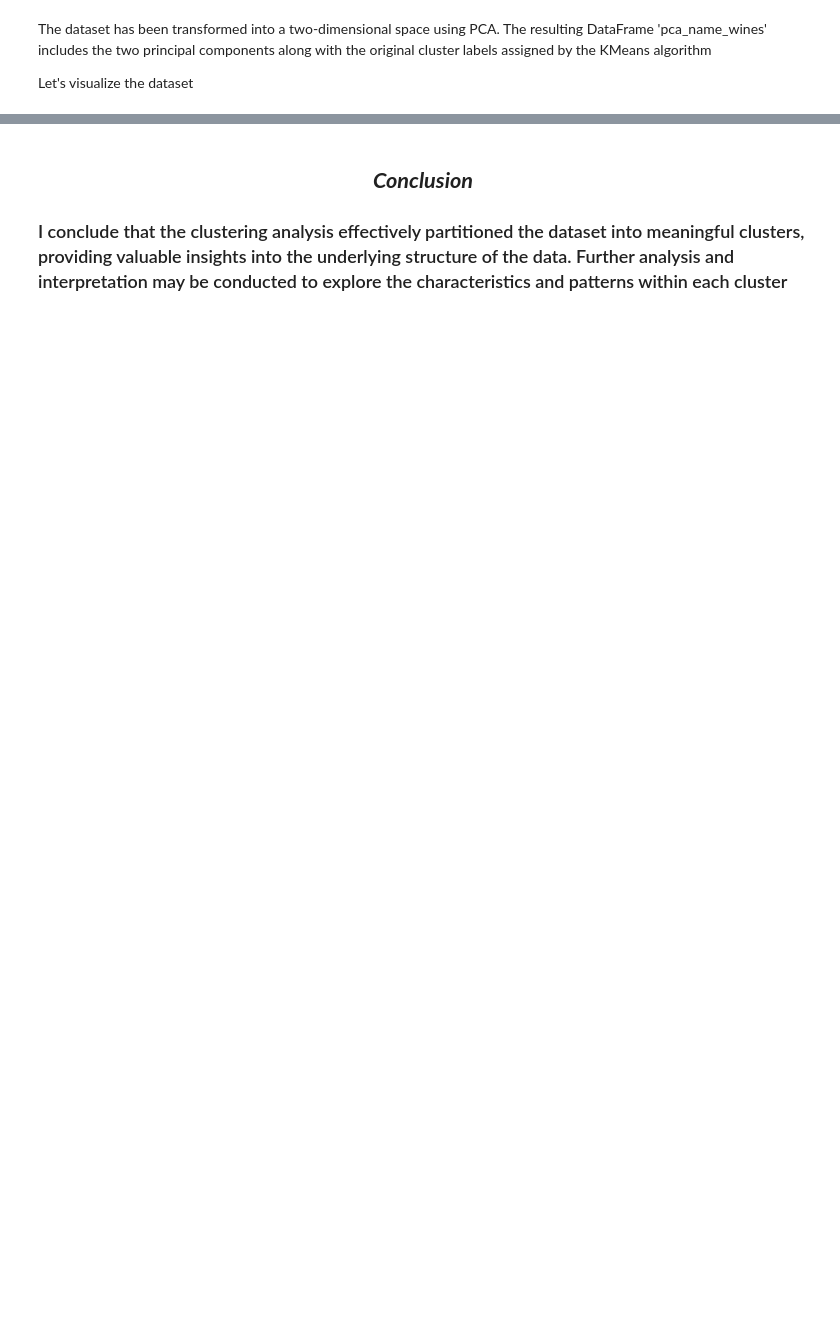
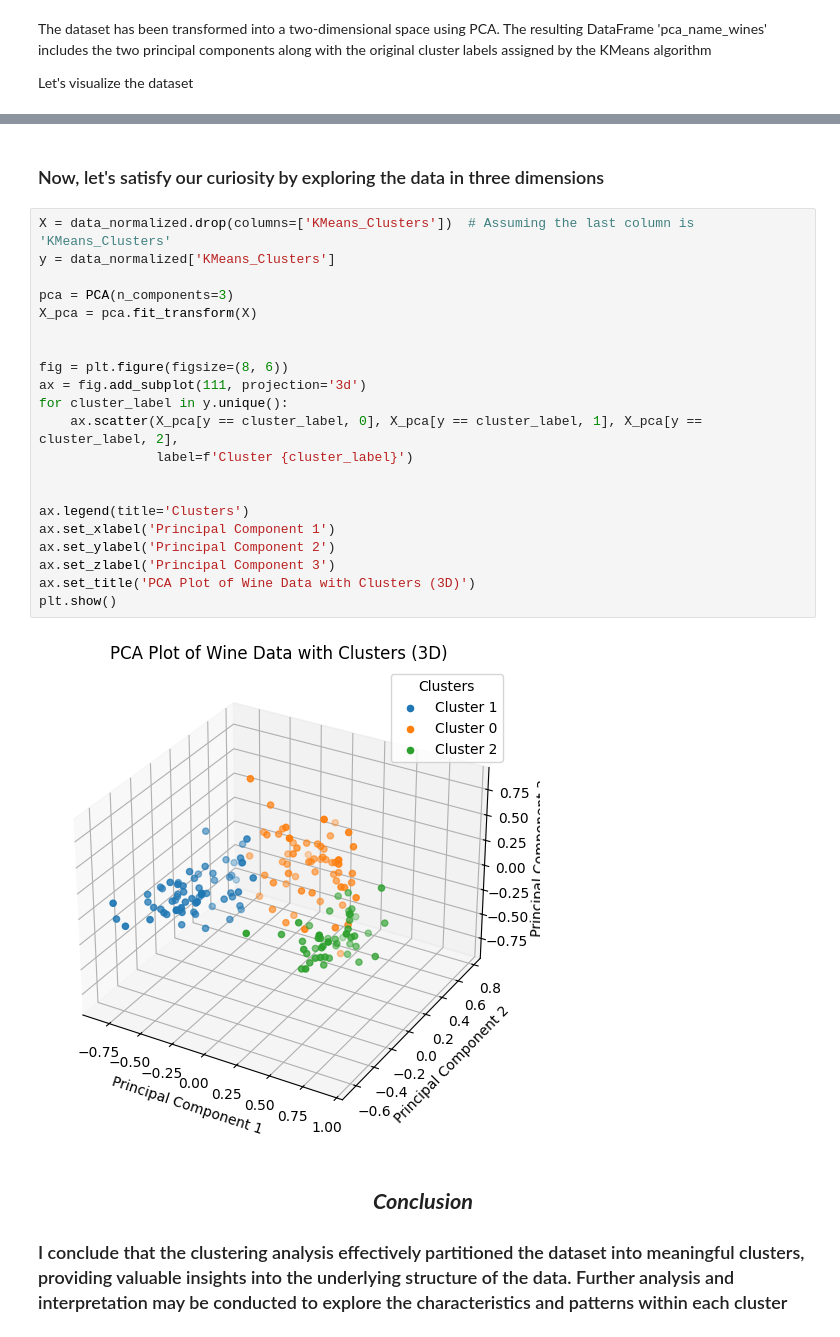
Before and after one commit to Gabrielnm7/Wine-Clustering, a Jupyter notebook: EDA.ipynb, the cells around one changed output, grey strips where cells are left out. Drawn from its saved outputs; the diff is of its cells as text; blank space fills up the shorter version.

```diff
--- a/EDA.ipynb
+++ b/EDA.ipynb
@@ -227,3 +322,28 @@ plt.show()
+# %% [markdown]
+### Now, let's satisfy our curiosity by exploring the data in three dimensions
+# %%
+X = data_normalized.drop(columns=['KMeans_Clusters'])  # Assuming the last column is 'KMeans_Clusters'
+y = data_normalized['KMeans_Clusters']
+
+pca = PCA(n_components=3)
+X_pca = pca.fit_transform(X)
+
+
+fig = plt.figure(figsize=(8, 6))
+ax = fig.add_subplot(111, projection='3d')
+for cluster_label in y.unique():
+    ax.scatter(X_pca[y == cluster_label, 0], X_pca[y == cluster_label, 1], X_pca[y == cluster_label, 2],
+               label=f'Cluster {cluster_label}')
+
+
+ax.legend(title='Clusters')
+ax.set_xlabel('Principal Component 1')
+ax.set_ylabel('Principal Component 2')
+ax.set_zlabel('Principal Component 3')
+ax.set_title('PCA Plot of Wine Data with Clusters (3D)')
+plt.show()
+# %% [output]
+[figure, added]
 # %% [markdown]
 ## <center> ***Conclusion***
 ### I conclude that the clustering analysis effectively partitioned the dataset into meaningful clusters, providing valuable insights into the underlying structure of the data. Further analysis and interpretation may be conducted to explore the characteristics and patterns within each cluster
```
Also changed, not shown: parts of 16 cells of this notebook.
